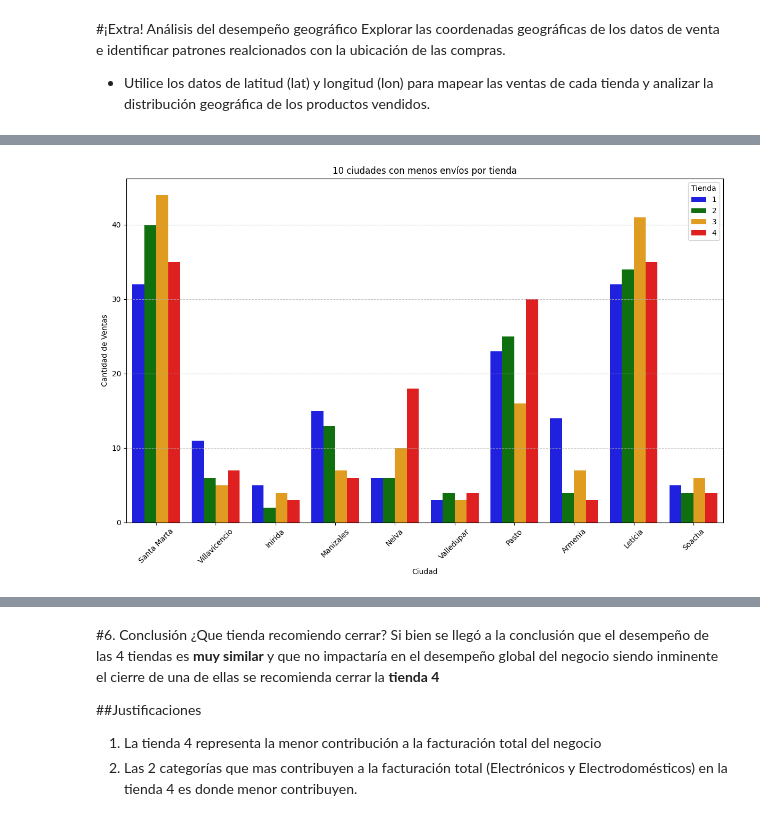
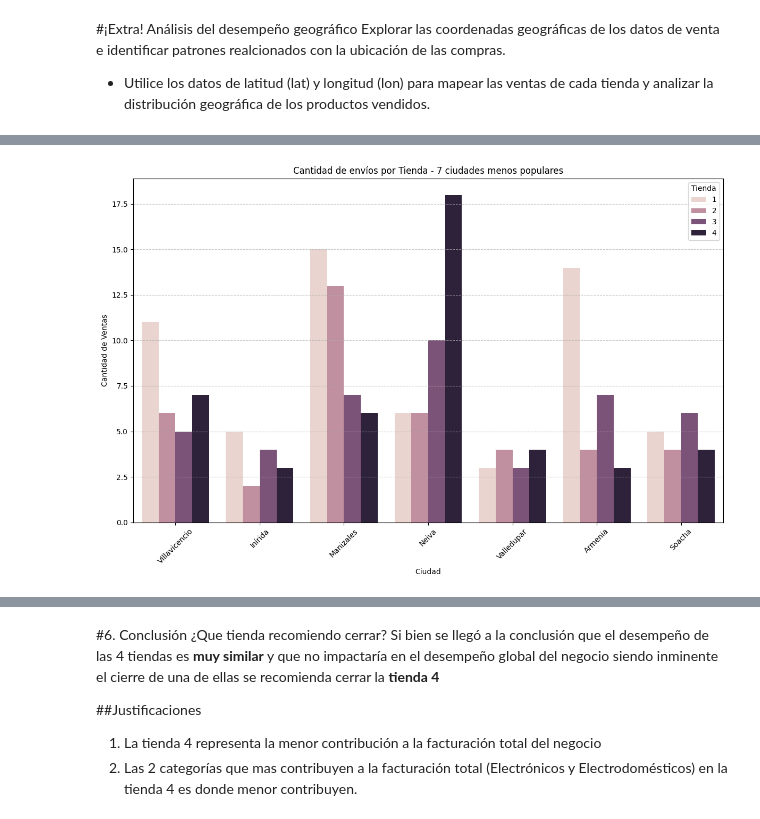
Before and after one commit to MaxCPietro/Challenge-PythonG8, a Jupyter notebook: AnalisisFacturacion_G8_C2.ipynb, the cells around one changed output, grey strips where cells are left out. Drawn from its saved outputs; the diff is of its cells as text; code cells hidden in the pictures.

```diff
--- a/AnalisisFacturacion_G8_C2.ipynb
+++ b/AnalisisFacturacion_G8_C2.ipynb
@@ -736,24 +720,22 @@ plt.show()
 # %%
 import pandas as pd
 import matplotlib.pyplot as plt
 import seaborn as sns
 
-# ------------- DISTRIBUCIÓN POR CIUDAD -------------
-
 # Agrupar ciudades y tiendas
-top_ciudades = df['Lugar de Compra'].value_counts().tail(10).index  # Ciudades que menos venden
+top_ciudades = df['Lugar de Compra'].value_counts().tail(7).index  # Ciudades que menos venden
 
 df_top = df[df['Lugar de Compra'].isin(top_ciudades)]
 
 plt.figure(figsize=(12,8))
-sns.countplot(data=df_top, x='Lugar de Compra', hue='tienda', palette=colors)
-plt.title('10 ciudades con menos envíos por tienda')
+sns.countplot(data=df_top, x='Lugar de Compra', hue='tienda')
+plt.title('Cantidad de envíos por Tienda - 7 ciudades menos populares')
 plt.xlabel('Ciudad')
 plt.ylabel('Cantidad de Ventas')
 plt.xticks(rotation=45)
 plt.legend(title='Tienda')
 plt.grid(axis='y', linestyle='--', alpha=0.7)
 plt.tight_layout()
 plt.show()
 # %% [output]
-[figure, old version]
+[figure, new version]
```
Also changed, not shown: parts of 26 cells of this notebook.
